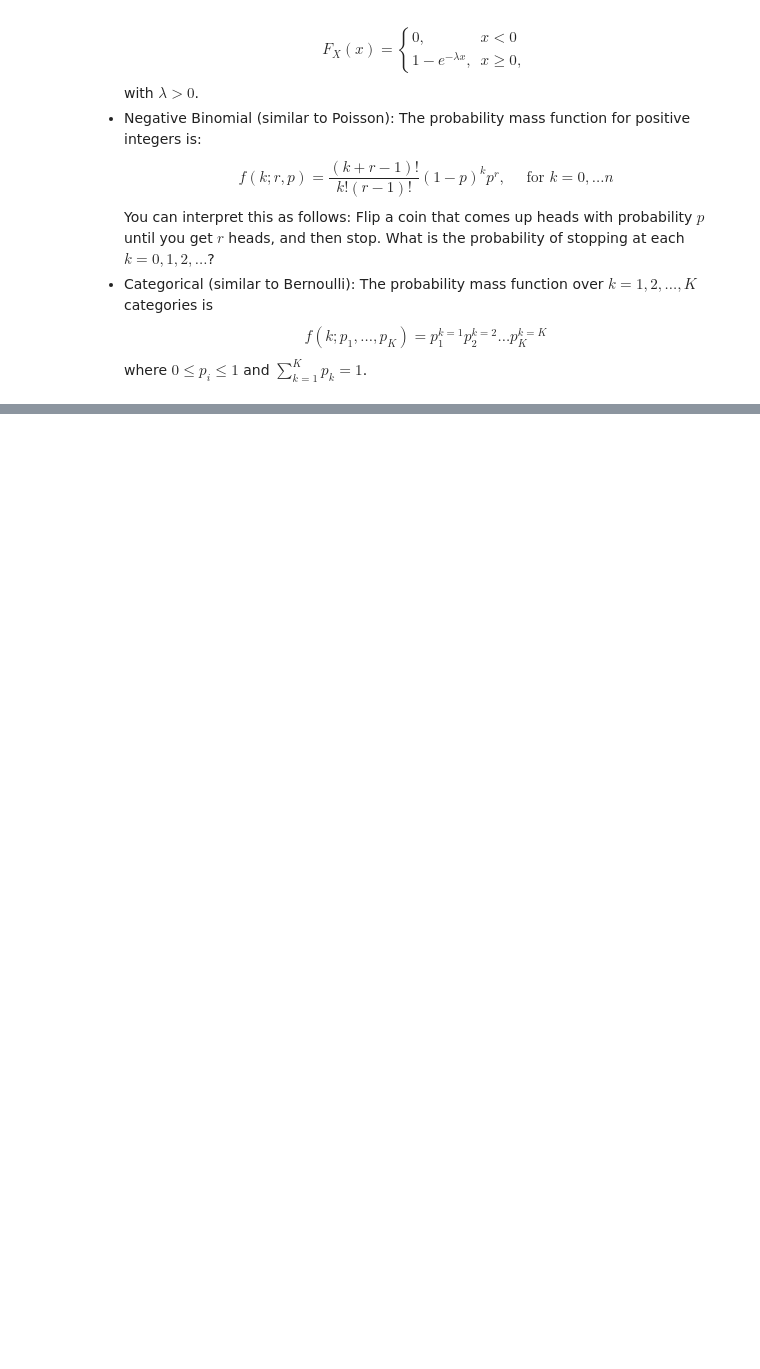
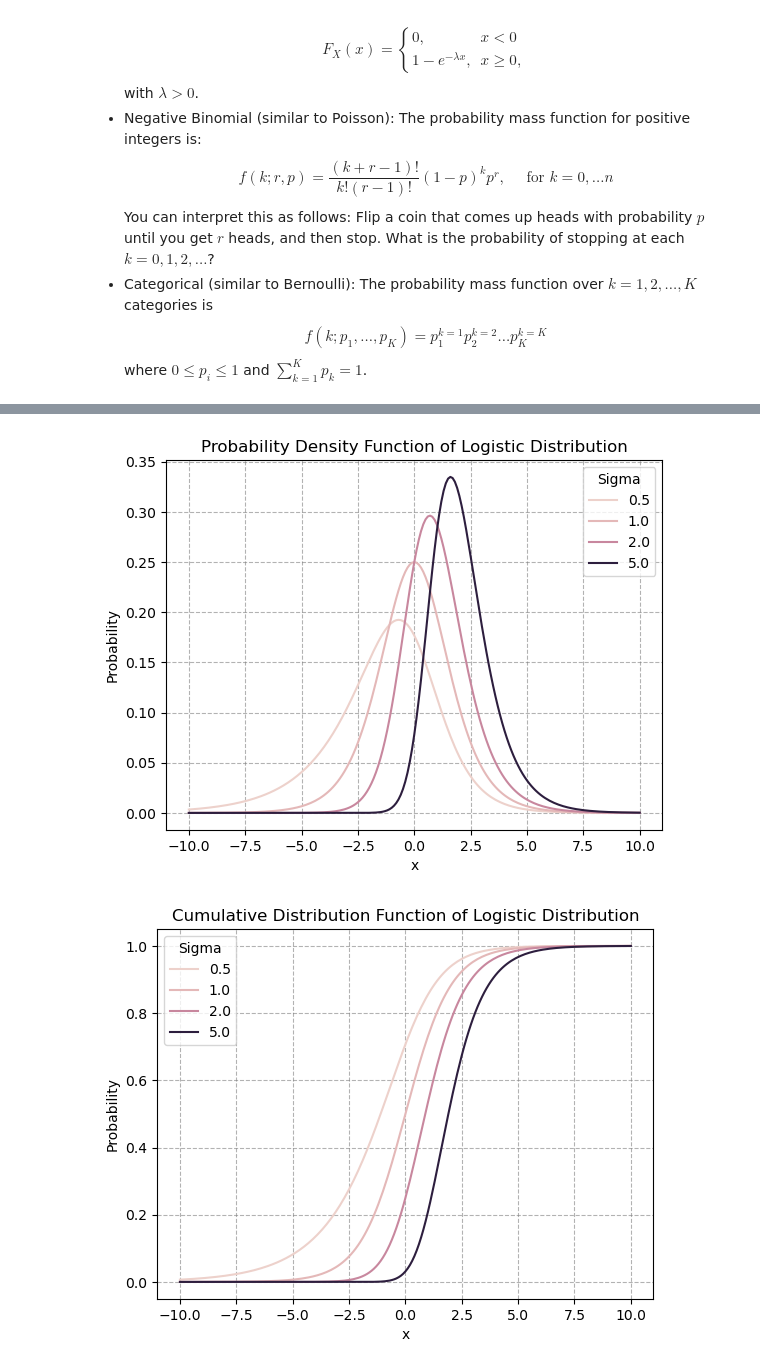
Before and after one commit to ds4e/understanding_uncertainty_assignments, a Jupyter notebook: assignment_6/exercies_6.ipynb, the cells around one changed output, grey strips where cells are left out. Saved outputs shown, nothing was run; the diff lists cells and outputs as text; code cells hidden in the pictures; blank space fills up the shorter version.

```diff
--- a/assignment_6/exercies_6.ipynb
+++ b/assignment_6/exercies_6.ipynb
@@ -39,0 +119,13 @@ where $0 \le p_i \le 1$ and $ \sum_{k=1}^K p_k = 1$.
+# %%
+# Something is wrong here. My implementation above matches curves found online, but not gelogistic below.
+# Is genlogistic the wrong distribution to use?
+# Compare with:
+# https://en.wikipedia.org/wiki/Logistic_distribution
+# https://www.acsu.buffalo.edu/~adamcunn/probability/logistic.html
+#
+fx = lambda sigma, x: stats.genlogistic.pdf(x, c=sigma, scale=1, loc=0)
+Fx = lambda sigma, x: stats.genlogistic.cdf(x, c=sigma, scale=1, loc=0)
+plot_distributions(fx, Fx, 'Logistic', 'Sigma')
+# %% [output]
+[figure, added]
+[figure, added]
```
Also changed, not shown: parts of 7 cells of this notebook.
